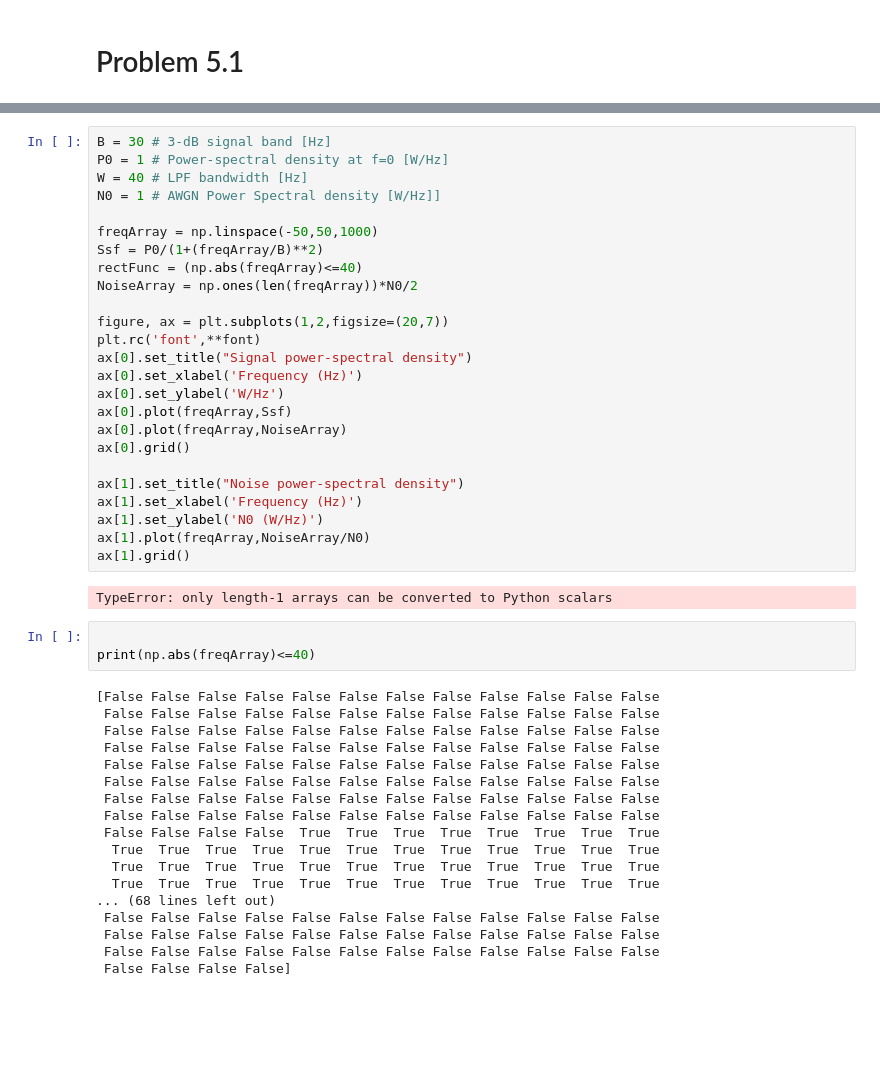
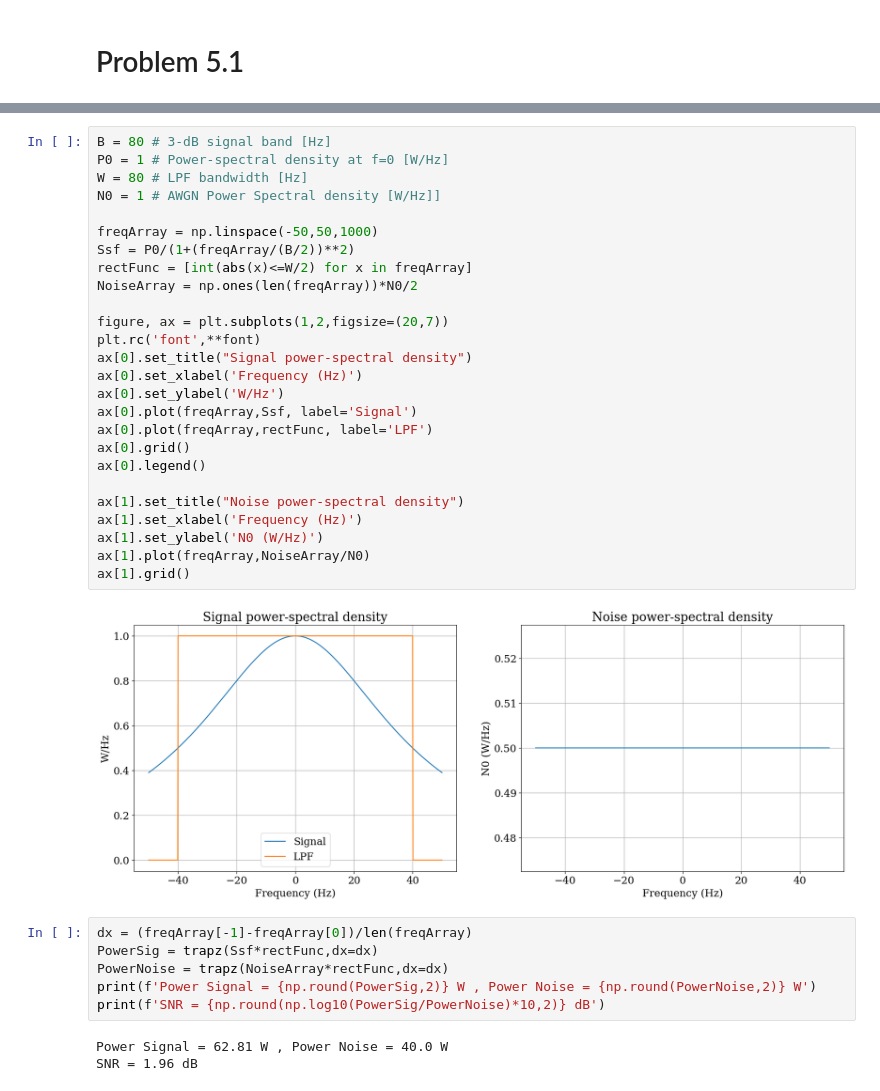
Before and after one commit to CaioRodrigues200/CommSystems, a Jupyter notebook: ProakisResolution.ipynb, the cells around one changed output, grey strips where cells are left out. Drawn from its saved outputs; the diff is of its cells as text; blank space fills up the shorter version.

```diff
--- a/ProakisResolution.ipynb
+++ b/ProakisResolution.ipynb
@@ -10,48 +24,37 @@ fontTitle = {'family':'serif', 'weight':'normal', 'size':20}
 # %%
-B = 30 # 3-dB signal band [Hz]
+B = 80 # 3-dB signal band [Hz]
 P0 = 1 # Power-spectral density at f=0 [W/Hz]
-W = 40 # LPF bandwidth [Hz]
+W = 80 # LPF bandwidth [Hz]
 N0 = 1 # AWGN Power Spectral density [W/Hz]]
 
 freqArray = np.linspace(-50,50,1000)
-Ssf = P0/(1+(freqArray/B)**2)
-rectFunc = (np.abs(freqArray)<=40)
+Ssf = P0/(1+(freqArray/(B/2))**2)
+rectFunc = [int(abs(x)<=W/2) for x in freqArray]
 NoiseArray = np.ones(len(freqArray))*N0/2
 
 figure, ax = plt.subplots(1,2,figsize=(20,7))
 plt.rc('font',**font)
 ax[0].set_title("Signal power-spectral density")
 ax[0].set_xlabel('Frequency (Hz)')
 ax[0].set_ylabel('W/Hz')
-ax[0].plot(freqArray,Ssf)
-ax[0].plot(freqArray,NoiseArray)
+ax[0].plot(freqArray,Ssf, label='Signal')
+ax[0].plot(freqArray,rectFunc, label='LPF')
 ax[0].grid()
+ax[0].legend()
 
 ax[1].set_title("Noise power-spectral density")
 ax[1].set_xlabel('Frequency (Hz)')
 ax[1].set_ylabel('N0 (W/Hz)')
 ax[1].plot(freqArray,NoiseArray/N0)
 ax[1].grid()
 # %% [output]
-TypeError: only length-1 arrays can be converted to Python scalars
+[figure, added]
-# %%
-
-print(np.abs(freqArray)<=40)
-# %% [output]
-[False False False False False False False False False False False False
- False False False False False False False False False False False False
- False False False False False False False False False False False False
- False False False False False False False False False False False False
- False False False False False False False False False False False False
- False False False False False False False False False False False False
- False False False False False False False False False False False False
- False False False False False False False False False False False False
- False False False False  True  True  True  True  True  True  True  True
-  True  True  True  True  True  True  True  True  True  True  True  True
-  True  True  True  True  True  True  True  True  True  True  True  True
-  True  True  True  True  True  True  True  True  True  True  True  True
-... (68 lines left out)
- False False False False False False False False False False False False
- False False False False False False False False False False False False
- False False False False False False False False False False False False
- False False False False]
+# %%
+dx = (freqArray[-1]-freqArray[0])/len(freqArray)
+PowerSig = trapz(Ssf*rectFunc,dx=dx)
+PowerNoise = trapz(NoiseArray*rectFunc,dx=dx)
+print(f'Power Signal = {np.round(PowerSig,2)} W , Power Noise = {np.round(PowerNoise,2)} W')
+print(f'SNR = {np.round(np.log10(PowerSig/PowerNoise)*10,2)} dB')
+# %% [output]
+Power Signal = 62.81 W , Power Noise = 40.0 W
+SNR = 1.96 dB
```
Also changed, not shown: parts of 5 cells of this notebook.
